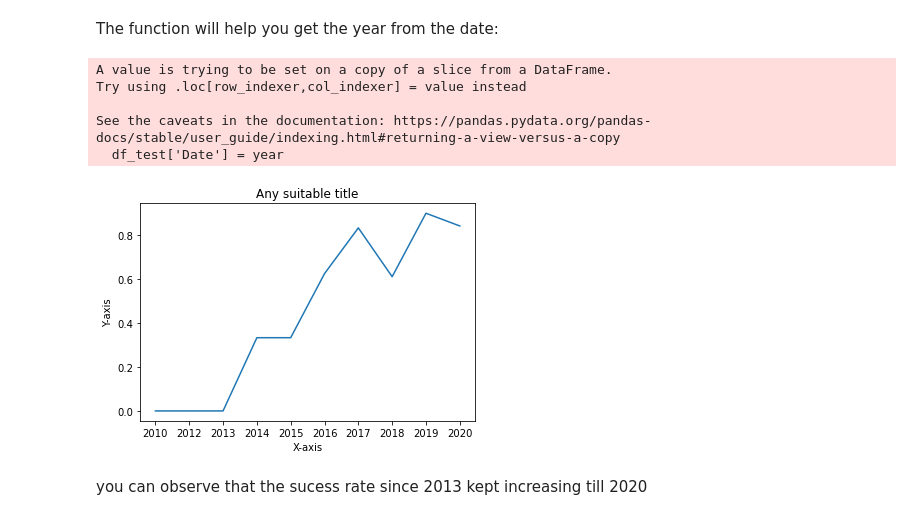
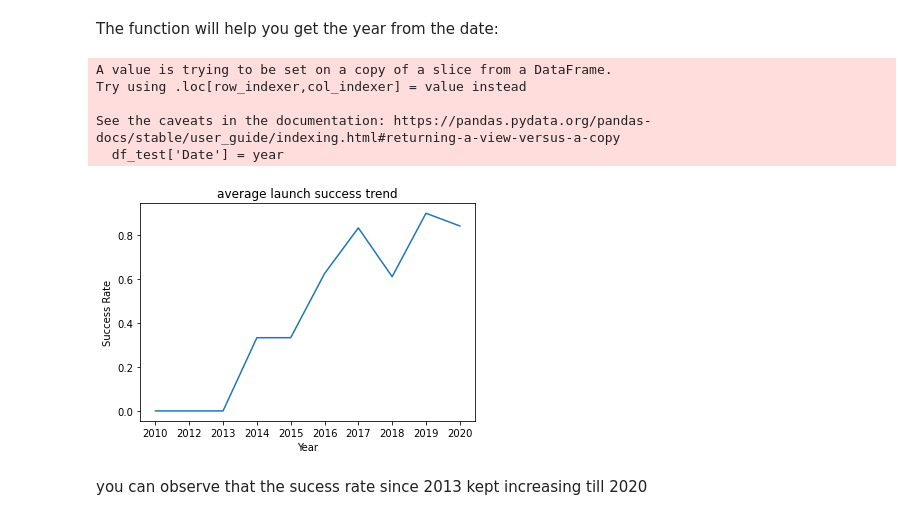
Before and after one commit to Alexiso03/Applied-Data-Science-Project, a Jupyter notebook: EDA with Visualization.ipynb, the cells around one changed output. Drawn from its saved outputs; the diff is of its cells as text; code cells hidden in the pictures.

```diff
--- a/EDA with Visualization.ipynb
+++ b/EDA with Visualization.ipynb
@@ -181,30 +181,30 @@ The function will help you get the year from the date:
 # %%
 # Plot a line chart with x axis to be the extracted year and y axis to be the success rate
 df_test = df[['Date','Class']]
 year=[]
 def Extract_year(date):
     for i in df["Date"]:
         year.append(i.split("-")[0])
     return year
 year = Extract_year(df['Date'])
 df_test['Date'] = year
 df_grp = df_test.groupby(['Date'], as_index = False).mean()
 
 x1 = df_grp['Date']
 y1 = df_grp['Class']
 
 plt.plot(x1, y1)
-plt.xlabel("X-axis")  # add X-axis label
-plt.ylabel("Y-axis")  # add Y-axis label
-plt.title("Any suitable title")  # add title
+plt.xlabel("Year")  # add X-axis label
+plt.ylabel("Success Rate")  # add Y-axis label
+plt.title("average launch success trend")  # add title
 plt.show()
 # %% [output]
 A value is trying to be set on a copy of a slice from a DataFrame.
 Try using .loc[row_indexer,col_indexer] = value instead
 
 See the caveats in the documentation: https://pandas.pydata.org/pandas-docs/stable/user_guide/indexing.html#returning-a-view-versus-a-copy
   df_test['Date'] = year
-[figure, old version]
+[figure, new version]
 # %% [markdown]
 you can observe that the sucess rate since 2013 kept increasing till 2020
 # %% [markdown]
```
Also changed, not shown: parts of 4 cells of this notebook.
